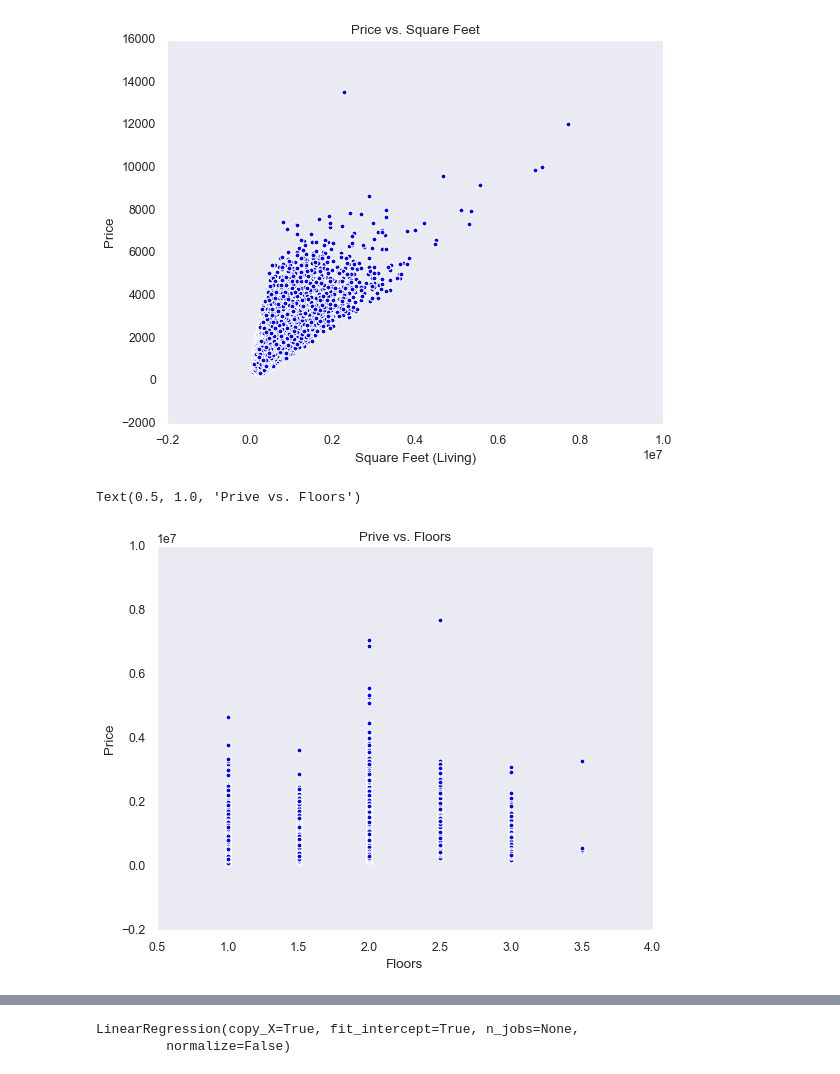
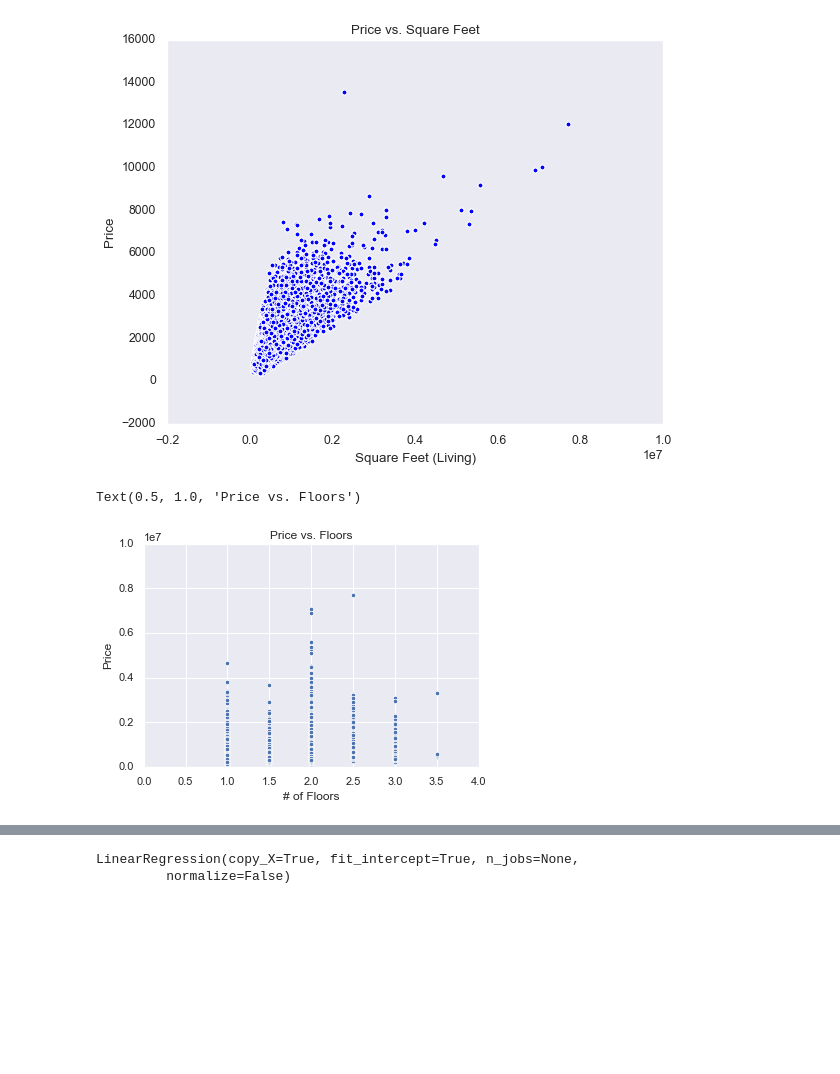
Before and after one commit to whitcrrd/dsc-1-final-project-online-ds-ft-021119, a Jupyter notebook: reed.ipynb, the cells around one changed output, grey strips where cells are left out. Cells and saved outputs as stored; diff of their text form; code cells hidden in the pictures; blank space fills up the shorter version.

```diff
--- a/reed.ipynb
+++ b/reed.ipynb
@@ -122,11 +126,13 @@ plt.title("Price vs. Square Feet")
 Text(0.5, 1.0, 'Price vs. Square Feet')
 [figure]
 # %%
-plt.scatter(data.floors, data.price)
-plt.xlabel("Floors")
+sns.scatterplot(x='floors', y='price', data=data)
+plt.xlim(0,None)
+plt.ylim(0,None)
+plt.xlabel("# of Floors")
 plt.ylabel("Price")
-plt.title("Prive vs. Floors")
+plt.title("Price vs. Floors")
 # %% [output]
-Text(0.5, 1.0, 'Prive vs. Floors')
+Text(0.5, 1.0, 'Price vs. Floors')
-[figure, old version]
+[figure, new version]
 # %%
```
Also changed, not shown: parts of 53 cells of this notebook.
